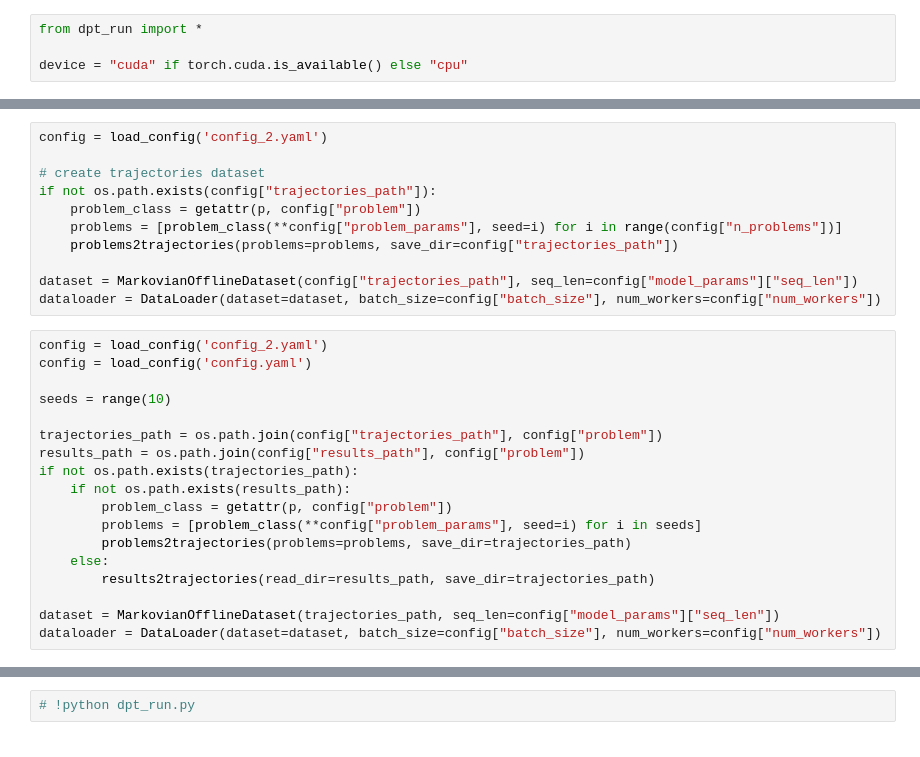
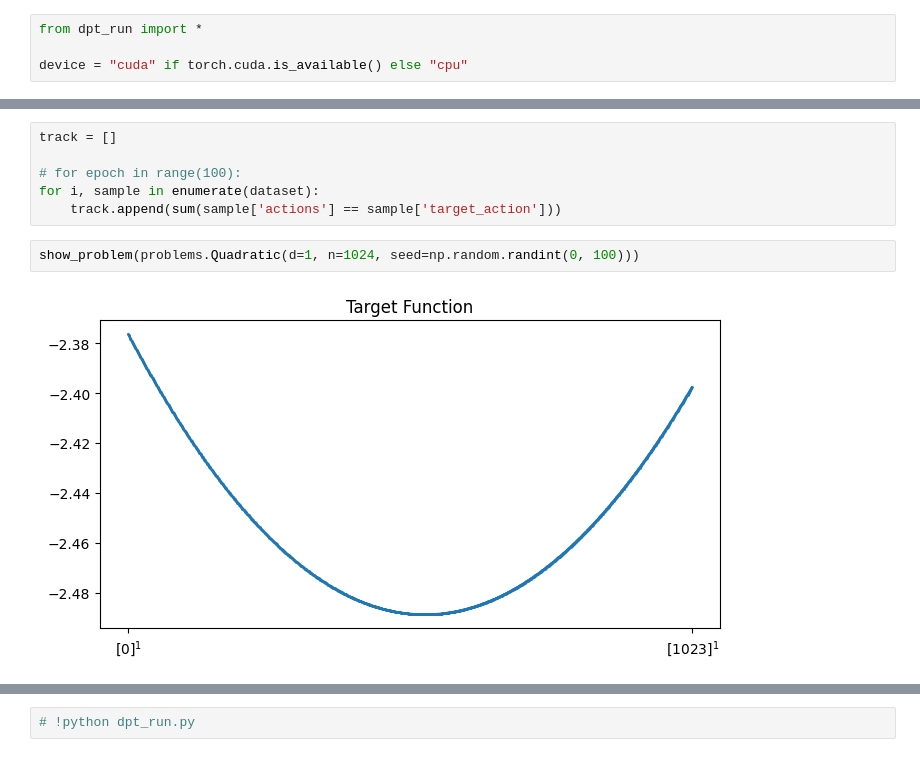
Before and after one commit to anabatsh/GreyBoxDPTOptimizer, a Jupyter notebook: _extra.ipynb, the cells around one changed output, grey strips where cells are left out. Saved outputs shown, nothing was run; the diff lists cells and outputs as text.

```diff
--- a/_extra.ipynb
+++ b/_extra.ipynb
@@ -8,29 +10,0 @@ device = "cuda" if torch.cuda.is_available() else "cpu"
-# %%
-config = load_config('config_2.yaml')
-
-# create trajectories dataset
-if not os.path.exists(config["trajectories_path"]):
-    problem_class = getattr(p, config["problem"])
-    problems = [problem_class(**config["problem_params"], seed=i) for i in range(config["n_problems"])]
-    problems2trajectories(problems=problems, save_dir=config["trajectories_path"])
-
-dataset = MarkovianOfflineDataset(config["trajectories_path"], seq_len=config["model_params"]["seq_len"])
-dataloader = DataLoader(dataset=dataset, batch_size=config["batch_size"], num_workers=config["num_workers"])
-# %%
-config = load_config('config_2.yaml')
-config = load_config('config.yaml')
-
-seeds = range(10)
-
-trajectories_path = os.path.join(config["trajectories_path"], config["problem"])
-results_path = os.path.join(config["results_path"], config["problem"])
-if not os.path.exists(trajectories_path):
-    if not os.path.exists(results_path):
-        problem_class = getattr(p, config["problem"])
-        problems = [problem_class(**config["problem_params"], seed=i) for i in seeds]
-        problems2trajectories(problems=problems, save_dir=trajectories_path)
-    else:
-        results2trajectories(read_dir=results_path, save_dir=trajectories_path)
-
-dataset = MarkovianOfflineDataset(trajectories_path, seq_len=config["model_params"]["seq_len"])
-dataloader = DataLoader(dataset=dataset, batch_size=config["batch_size"], num_workers=config["num_workers"])
@@ -38,0 +25,10 @@ import torch
+# %%
+track = []
+
+# for epoch in range(100):
+for i, sample in enumerate(dataset):
+    track.append(sum(sample['actions'] == sample['target_action']))
+# %%
+show_problem(problems.Quadratic(d=1, n=1024, seed=np.random.randint(0, 100)))
+# %% [output]
+[figure, added]
```
Also changed, not shown: parts of 15 cells of this notebook, 9 other files.
